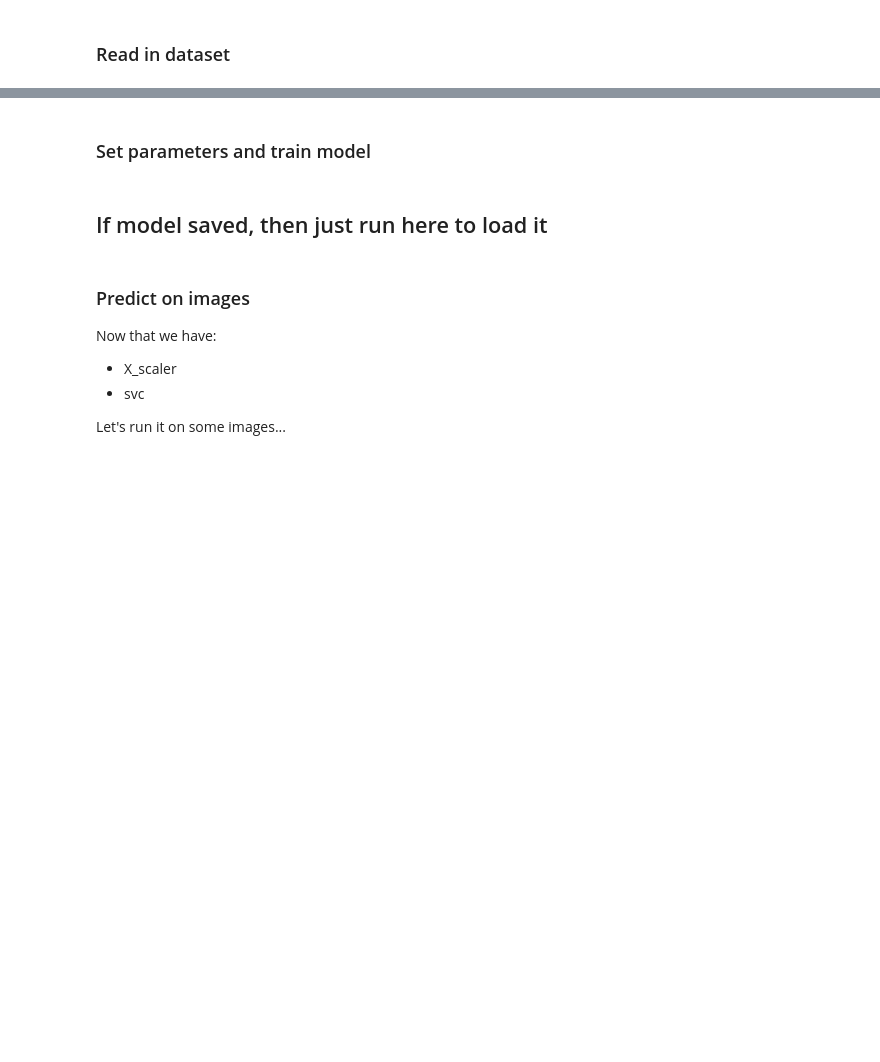
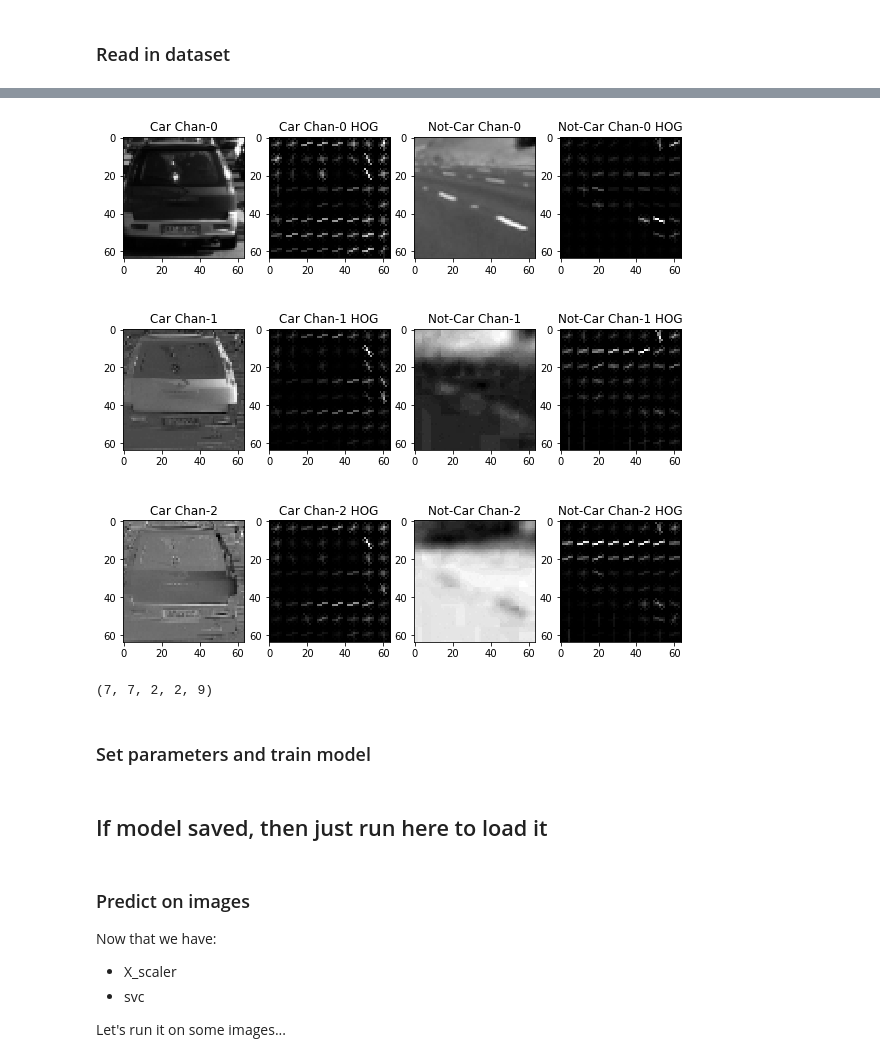
Before and after one commit to AeroGeekDean/CarND-Vehicle-Detection, a Jupyter notebook: P5-Scratchpad.ipynb, the cells around one changed output, grey strips where cells are left out. Saved outputs shown, nothing was run; the diff lists cells and outputs as text; code cells hidden in the pictures; blank space fills up the shorter version.

```diff
--- a/P5-Scratchpad.ipynb
+++ b/P5-Scratchpad.ipynb
@@ -47,3 +70,47 @@ else:
+# %%
+car_img_colored = cv2.cvtColor(car_img, cv2.COLOR_RGB2YCrCb)
+nocar_img_colored = cv2.cvtColor(nocar_img, cv2.COLOR_RGB2YCrCb)
+
+orient = 9
+pix_per_cell = 8
+cell_per_block = 2
+
+fig = plt.figure(figsize=(10,10))
+
+for ch in range(3):
+
+    carimg = car_img_colored[:,:,ch]
+    nocarimg = nocar_img_colored[:,:,ch]
+
+    car_feat, car_hogimg = get_hog_features(carimg, orient, pix_per_cell, cell_per_block,
+                                            vis=True, feature_vec=False)
+
+    nocar_feat, nocar_hogimg = get_hog_features(nocarimg, orient, pix_per_cell, cell_per_block,
+                                                vis=True, feature_vec=False)
+
+    plt.subplot(3,4,4*ch+1)
+    plt.imshow(carimg, cmap='gray')
+    plt.title('Car Chan-'+str(ch))
+
+    plt.subplot(3,4,4*ch+2)
+    plt.imshow(car_hogimg, cmap='gray')
+    plt.title('Car Chan-'+str(ch)+' HOG')
+
+    plt.subplot(3,4,4*ch+3)
+    plt.imshow(nocarimg, cmap='gray')
+    plt.title('Not-Car Chan-'+str(ch))
+
+    plt.subplot(3,4,4*ch+4)
+    plt.imshow(nocar_hogimg, cmap='gray')
+    plt.title('Not-Car Chan-'+str(ch)+' HOG')
+
+plt.show()
+# %% [output]
+[figure, added]
+# %%
+car_feat.shape
+# %% [output]
+(7, 7, 2, 2, 9)
 # %% [markdown]
 ### Set parameters and train model
 # %%
```
Also changed, not shown: parts of 4 cells of this notebook, 8 other files.
